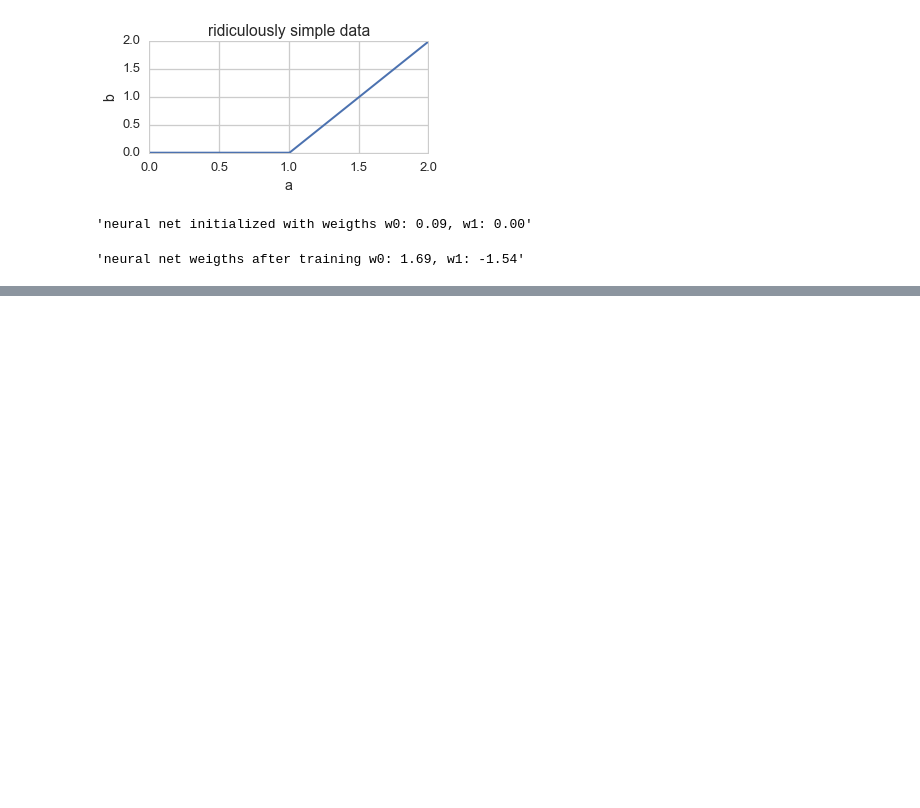
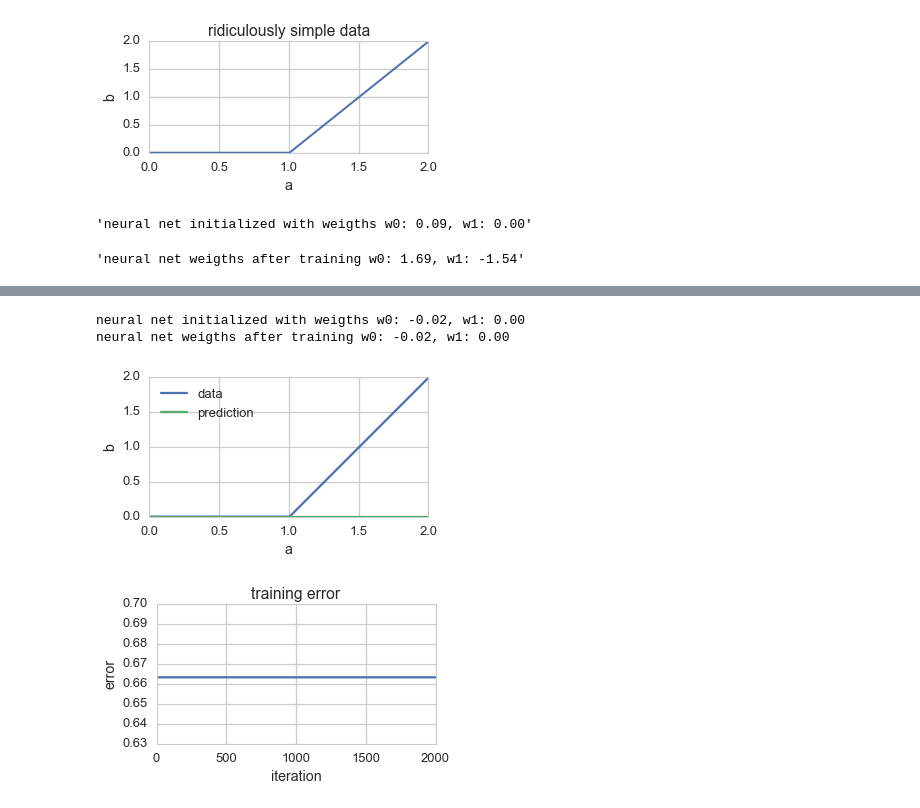
Before and after one commit to dan-tee/blog, a Jupyter notebook: content/notebooks/first-steps-with-keras.ipynb, the cells around one changed output, grey strips where cells are left out. Drawn from its saved outputs; the diff is of its cells as text; code cells hidden in the pictures; blank space fills up the shorter version.

```diff
--- a/content/notebooks/first-steps-with-keras.ipynb
+++ b/content/notebooks/first-steps-with-keras.ipynb
@@ -133,3 +144,47 @@ plt.show()
+# %%
+# <!-- collapse=True -->
+np.random.seed(2)
+history = TrainingHistory()
+model = Sequential()
+model.add(Dense(output_dim=1, input_dim=1, init="normal"))
+model.add(Activation("relu"))
+model.compile(loss='mean_squared_error', optimizer='sgd')
+
+weights = model.layers[0].get_weights()
+w0 = weights[0][0][0]
+w1 = weights[1][0]
+print('neural net initialized with weigths w0: {w0:.2f}, w1: {w1:.2f}'.format(**locals()))
+
+model.fit(X_train,
+          Y_train,
+          batch_size=200,
+          nb_epoch=2000,
+          verbose=0,
+          callbacks=[history])
+
+weights = model.layers[0].get_weights()
+w0 = weights[0][0][0]
+w1 = weights[1][0]
+print('neural net weigths after training w0: {w0:.2f}, w1: {w1:.2f}'.format(**locals()))
+
+fig = plt.figure(figsize=(5, 2.5))
+plt.plot(x, y,  label='data')
+line, = plt.plot(x, history.predictions[0],  label='prediction')
+plt.xlabel('a')
+plt.ylabel('b')
+plt.legend(loc='upper left')
+
+plt.figure(figsize=(5, 2.5))
+plt.plot(history.losses)
+plt.ylabel('error')
+plt.xlabel('iteration')
+plt.title('training error')
+plt.show()
+# %% [output]
+neural net initialized with weigths w0: -0.02, w1: 0.00
+neural net weigths after training w0: -0.02, w1: 0.00
+[figure, added]
+[figure, added]
 # %%
 from keras import backend as K
 
```
Also changed, not shown: parts of 3 cells of this notebook, 5 other files.
